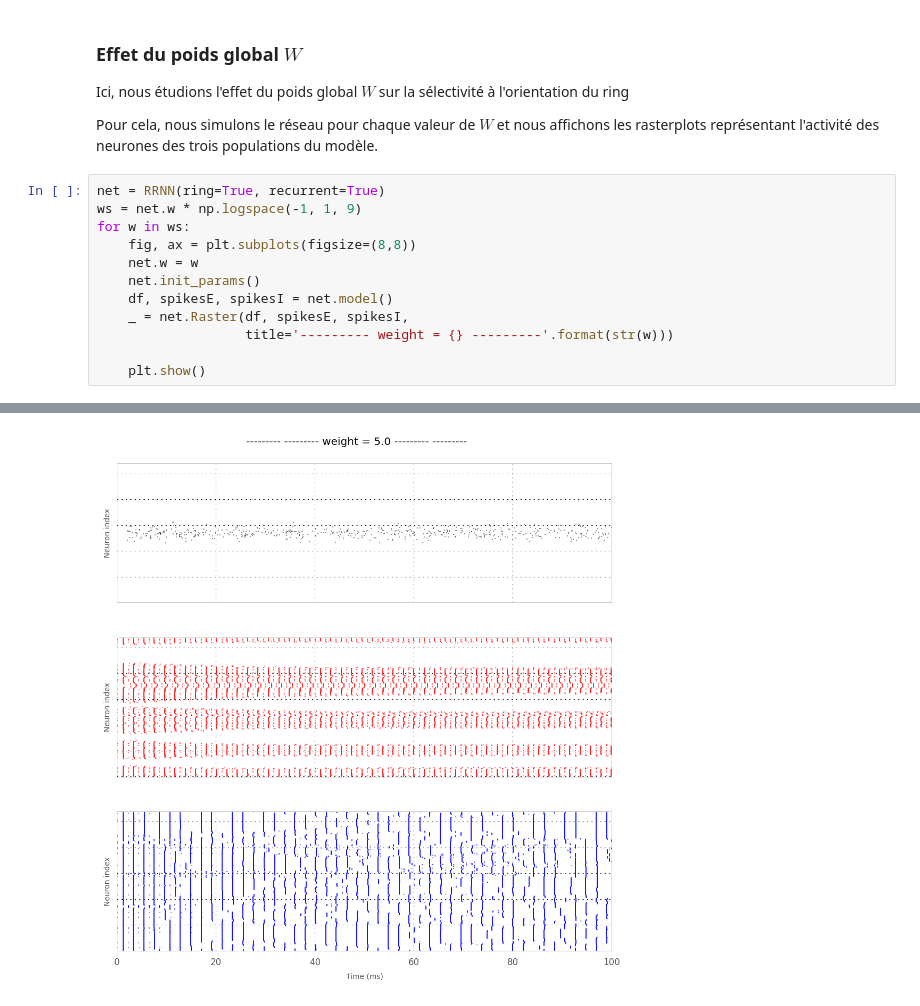
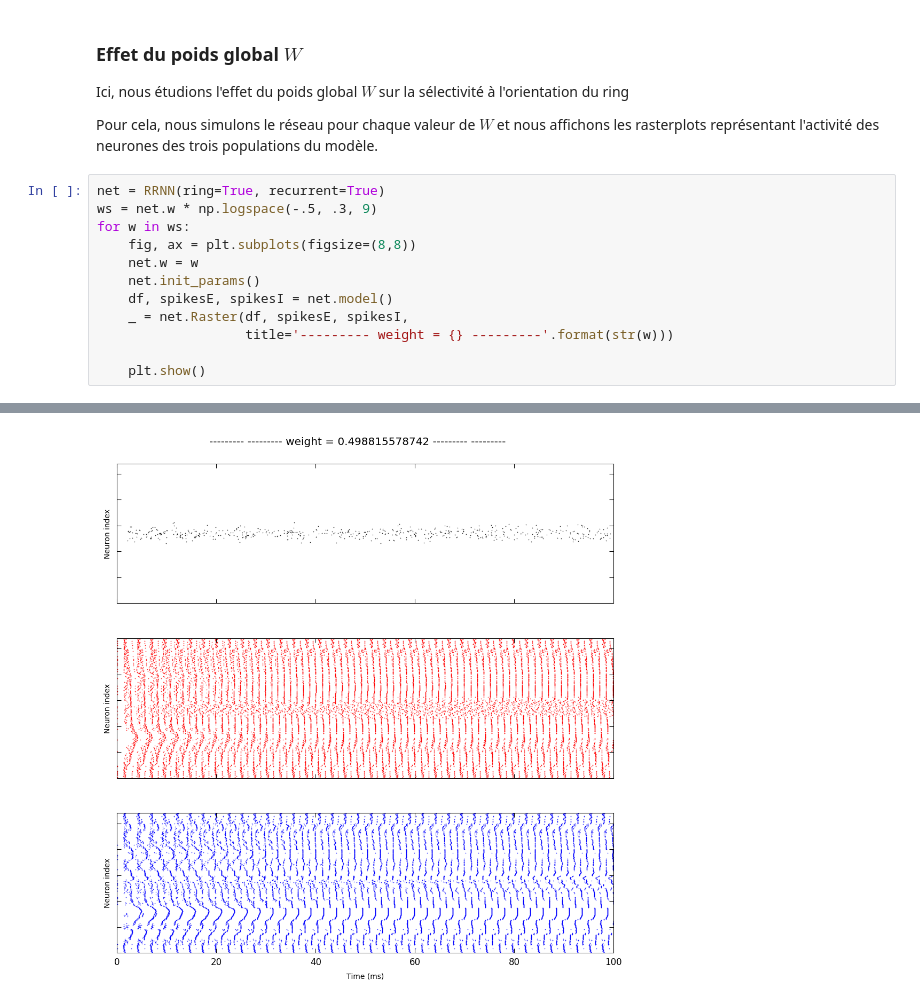
Before and after one commit to laurentperrinet/OBV1, a Jupyter notebook: notebooks/3.3.3_Ring recurrent_GlobalWeight.ipynb, the cells around one changed output, grey strips where cells are left out. Cells and saved outputs as stored; diff of their text form.

```diff
--- a/notebooks/3.3.3_Ring recurrent_GlobalWeight.ipynb
+++ b/notebooks/3.3.3_Ring recurrent_GlobalWeight.ipynb
@@ -18,7 +22,7 @@ Ici, nous étudions l'effet du poids global $W$ sur la sélectivité à l'orient
 Pour cela, nous simulons le réseau pour chaque valeur de $W$ et nous affichons les rasterplots représentant l'activité des neurones des trois populations du modèle.
 # %%
 net = RRNN(ring=True, recurrent=True)
-ws = net.w * np.logspace(-1, 1, 9)
+ws = net.w * np.logspace(-.5, .3, 9)
 for w in ws:
     fig, ax = plt.subplots(figsize=(8,8))
     net.w = w
@@ -40 +44 @@ for w in ws:
-[figure, old version]
+[figure, new version]
```
Also changed, not shown: parts of 3 cells of this notebook, 26 other files.
